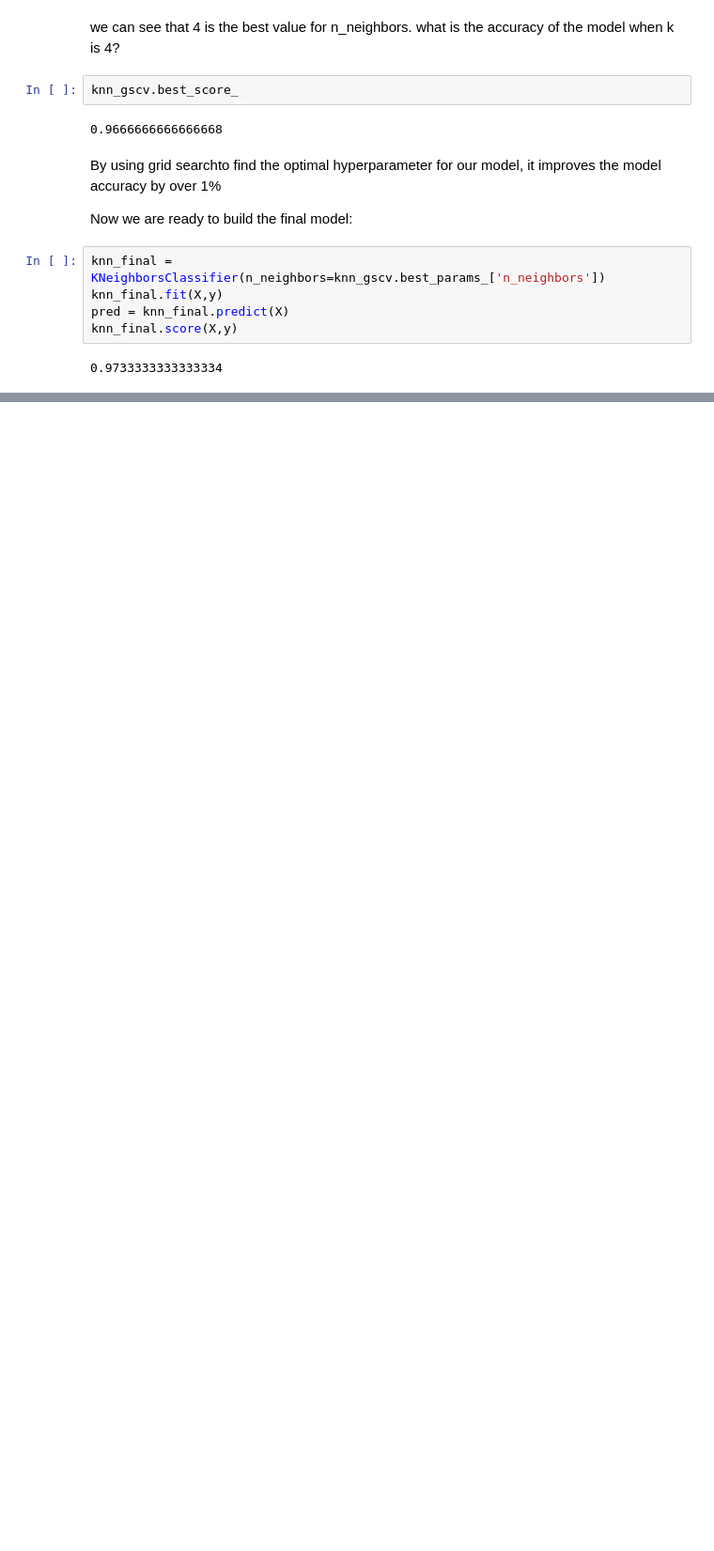
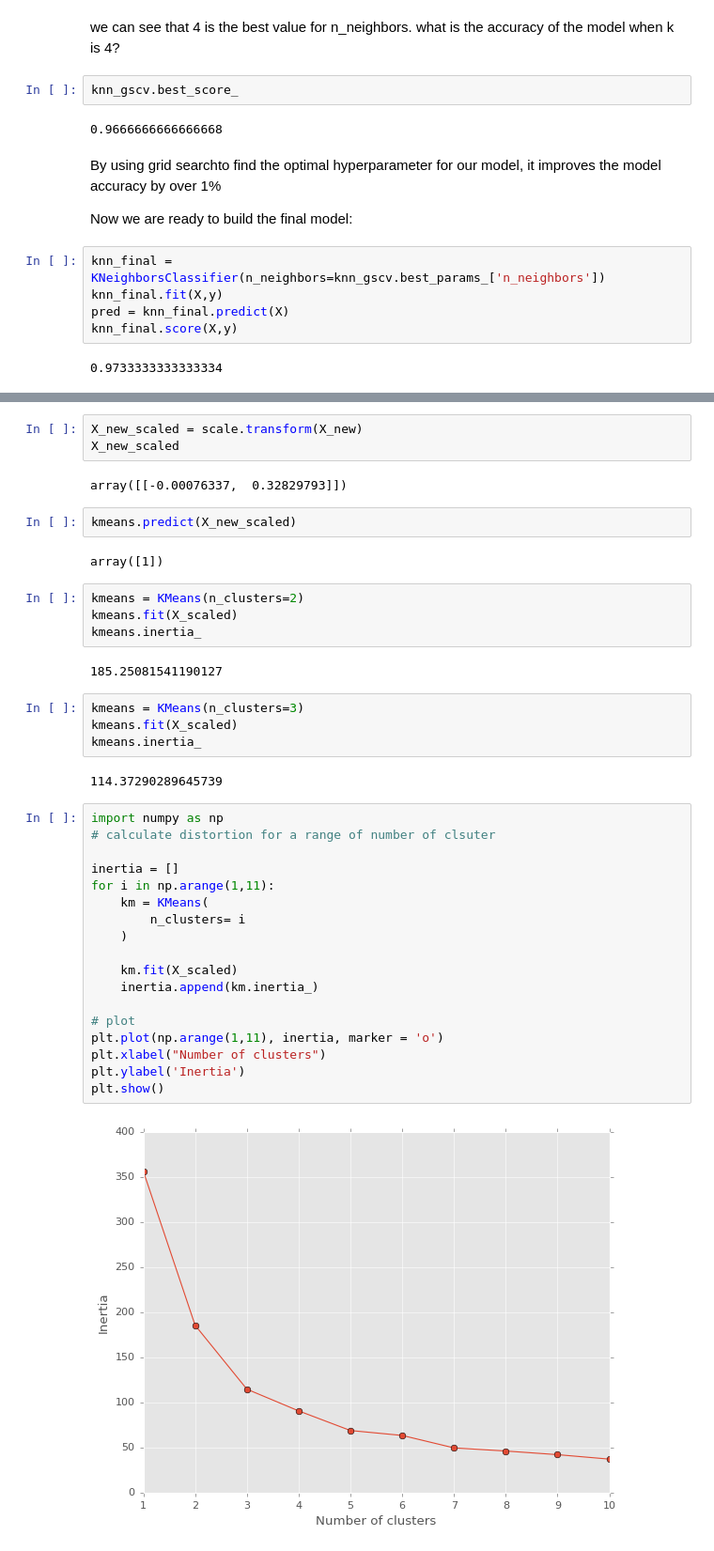
Before and after one commit to kassidy10/Developer, a Jupyter notebook: sololearn/DataScience.ipynb, the cells around one changed output, grey strips where cells are left out. Shown at 94% size. Saved outputs shown, nothing was run; the diff lists cells and outputs as text; blank space fills up the shorter version.

```diff
--- a/sololearn/DataScience.ipynb
+++ b/sololearn/DataScience.ipynb
@@ -1206,0 +1516,41 @@ knn_final.score(X,y)
+# %%
+X_new_scaled = scale.transform(X_new)
+X_new_scaled
+# %% [output]
+array([[-0.00076337,  0.32829793]])
+# %%
+kmeans.predict(X_new_scaled)
+# %% [output]
+array([1])
+# %%
+kmeans = KMeans(n_clusters=2)
+kmeans.fit(X_scaled)
+kmeans.inertia_
+# %% [output]
+185.25081541190127
+# %%
+kmeans = KMeans(n_clusters=3)
+kmeans.fit(X_scaled)
+kmeans.inertia_
+# %% [output]
+114.37290289645739
+# %%
+import numpy as np
+# calculate distortion for a range of number of clsuter
+
+inertia = []
+for i in np.arange(1,11):
+    km = KMeans(
+        n_clusters= i
+    )
+
+    km.fit(X_scaled)
+    inertia.append(km.inertia_)
+
+# plot
+plt.plot(np.arange(1,11), inertia, marker = 'o')
+plt.xlabel("Number of clusters")
+plt.ylabel('Inertia')
+plt.show()
+# %% [output]
+[figure, added]
```
Also changed, not shown: parts of 68 cells of this notebook.
